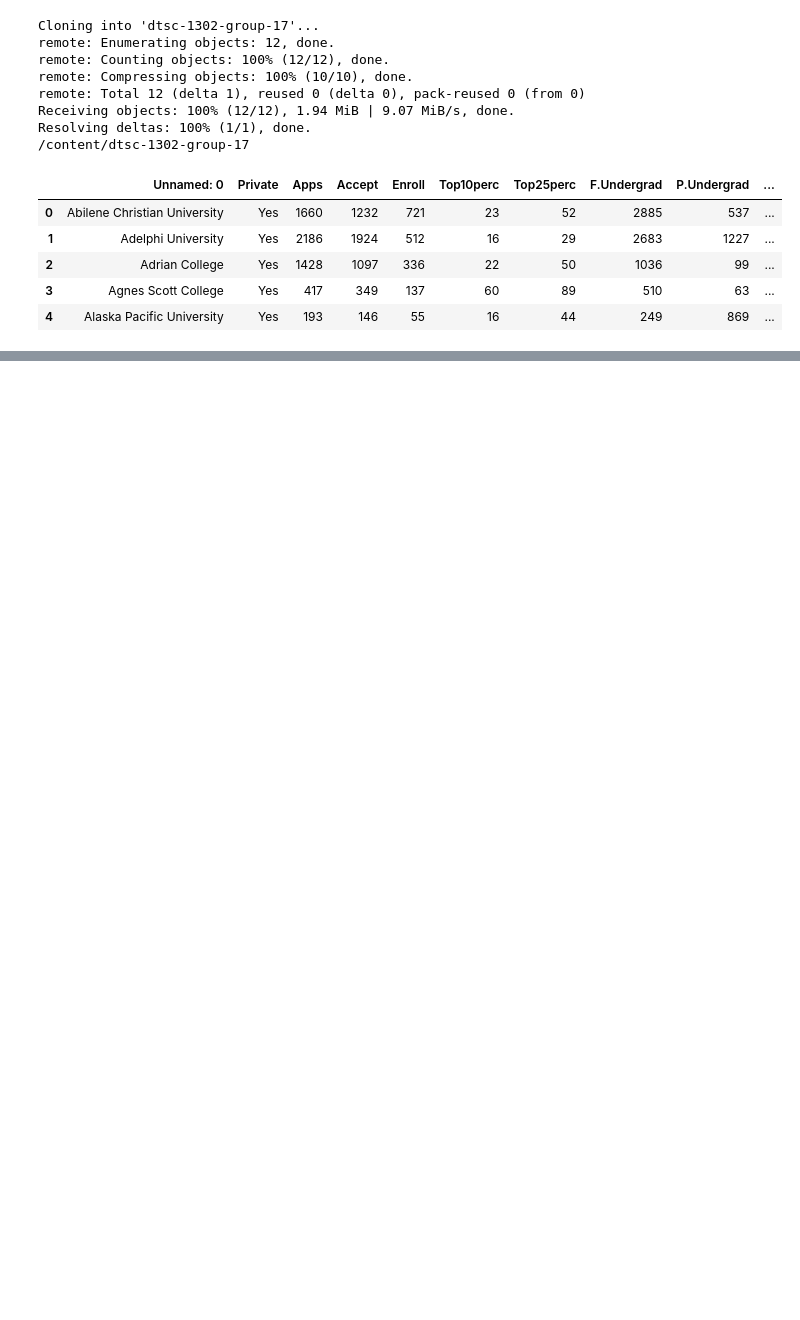
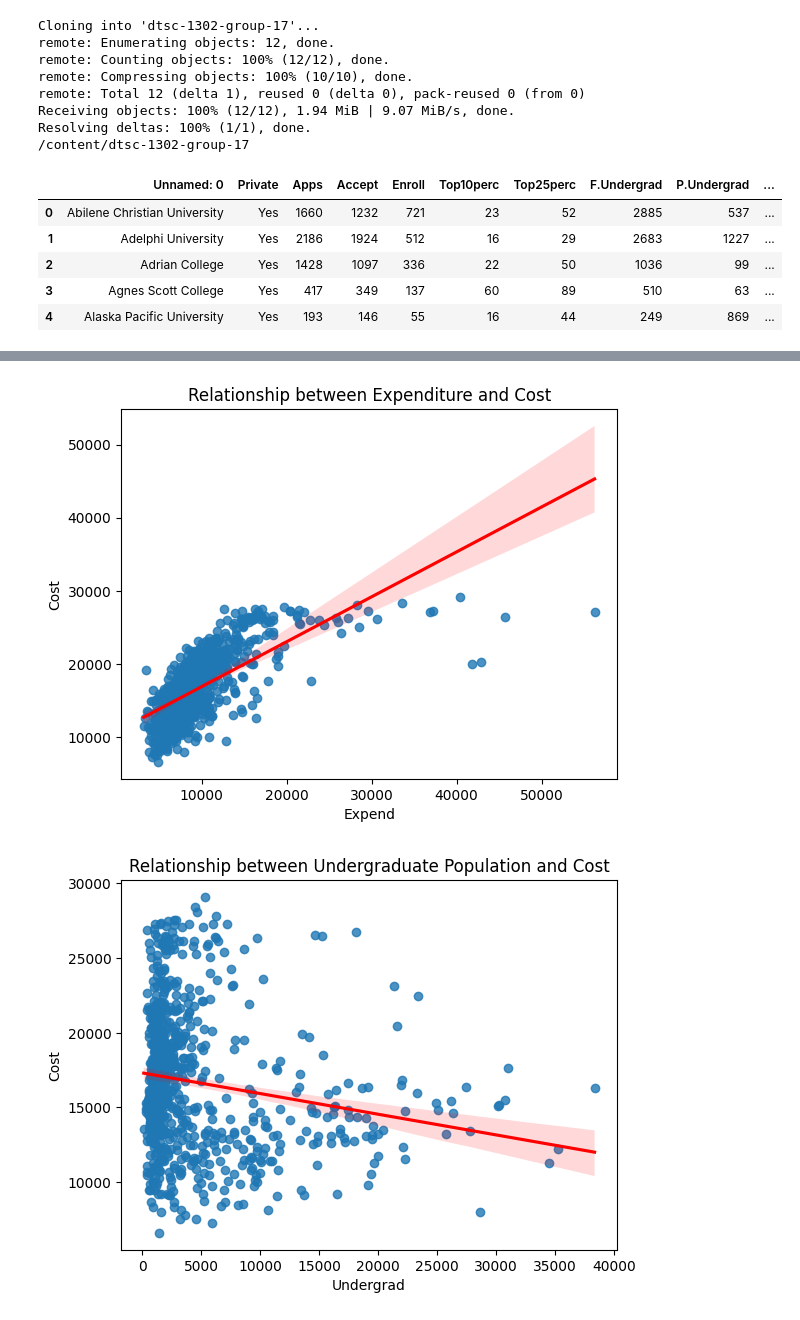
Before and after one commit to erenacid/dtsc-1302-group-17, a Jupyter notebook: DTSC1302.ipynb, the cells around one changed output, grey strips where cells are left out. Saved outputs shown, nothing was run; the diff lists cells and outputs as text; code cells hidden in the pictures; blank space fills up the shorter version.

```diff
--- a/DTSC1302.ipynb
+++ b/DTSC1302.ipynb
@@ -60,0 +165,18 @@ plt.show()
+# %%
+# Scatter plot for 'Expend' vs. 'Cost'
+sns.regplot(x='Expend', y='Cost', data=df, line_kws={"color": "red"})
+plt.title("Relationship between Expenditure and Cost")
+plt.show()
+
+# Scatter plot for 'Undergrad' vs. 'Cost'
+sns.regplot(x='Undergrad', y='Cost', data=df, line_kws={"color": "red"})
+plt.title("Relationship between Undergraduate Population and Cost")
+plt.show()
+
+# Scatter plot for 'Acceptance' vs. 'Cost'
+sns.regplot(x='Acceptance', y='Cost', data=df, line_kws={"color": "red"})
+plt.title("Relationship between Acceptance Rate and Cost")
+plt.show()
+# %% [output]
+[figure, added]
+[figure, added]
```
Also changed, not shown: parts of 12 cells of this notebook.
